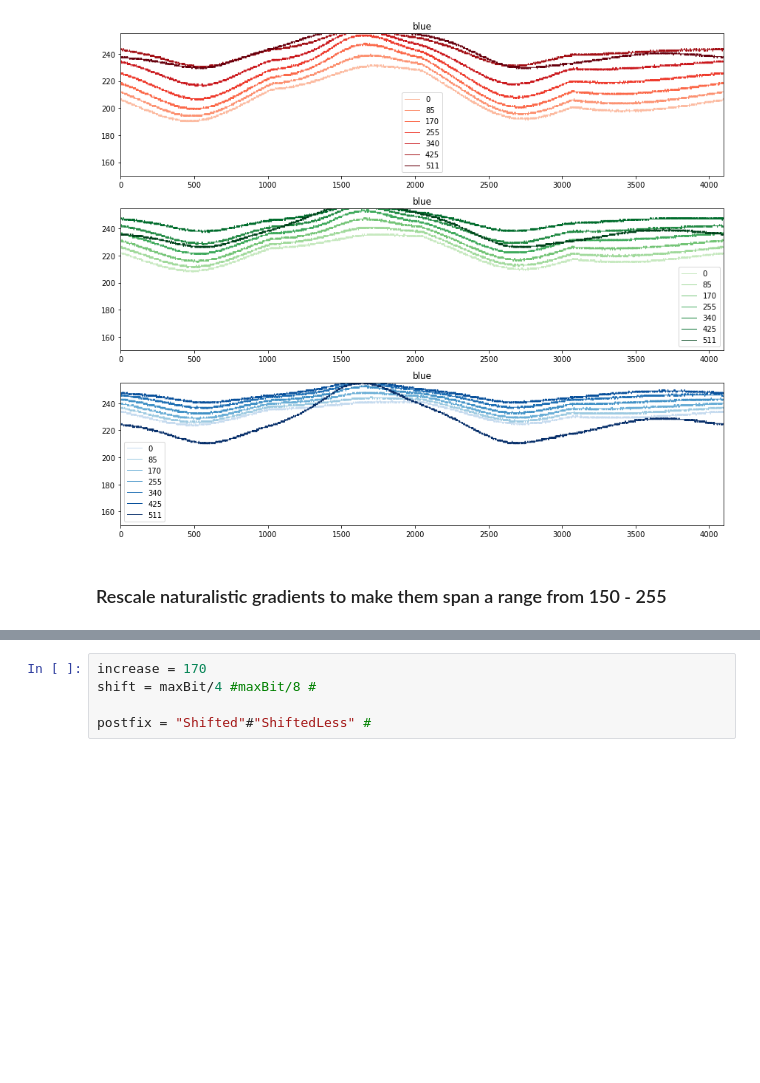
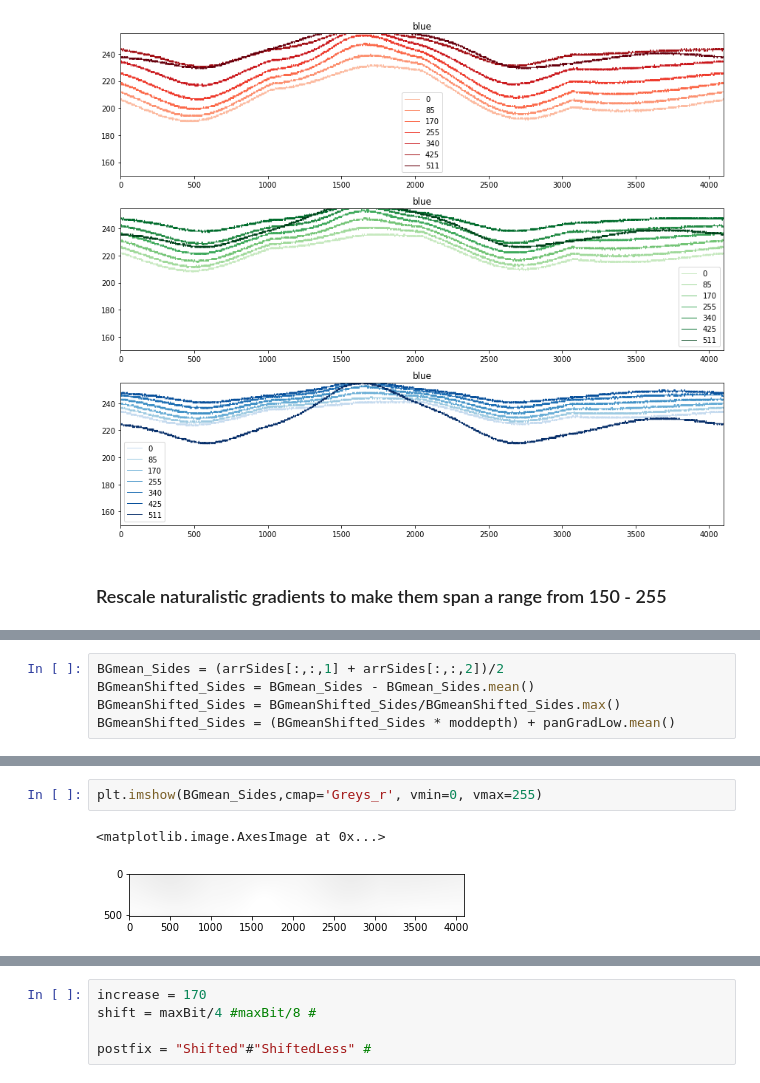
Before and after one commit to hjmh/vrStim, a Jupyter notebook: stimulusComparison.ipynb, the cells around one changed output, grey strips where cells are left out. Cells and saved outputs as stored; diff of their text form; blank space fills up the shorter version.

```diff
--- a/stimulusComparison.ipynb
+++ b/stimulusComparison.ipynb
@@ -219,0 +238,5 @@ plt.savefig('./plots/skygradients_RGB_elevationProfile_{}.pdf'.format(savename))
+# %%
+BGmean_Sides = (arrSides[:,:,1] + arrSides[:,:,2])/2
+BGmeanShifted_Sides = BGmean_Sides - BGmean_Sides.mean()
+BGmeanShifted_Sides = BGmeanShifted_Sides/BGmeanShifted_Sides.max()
+BGmeanShifted_Sides = (BGmeanShifted_Sides * moddepth) + panGradLow.mean()
@@ -219,0 +253,5 @@ plt.savefig('./plots/skygradients_RGB_elevationProfile_{}.pdf'.format(savename))
+# %%
+plt.imshow(BGmean_Sides,cmap='Greys_r', vmin=0, vmax=255)
+# %% [output]
+<matplotlib.image.AxesImage at 0x...>
+[figure, added]
```
Also changed, not shown: parts of 8 cells of this notebook.
